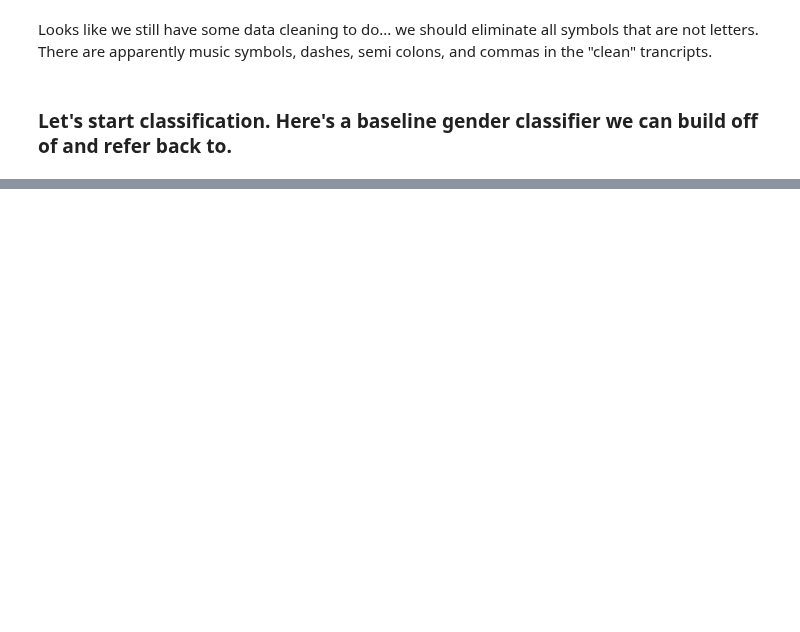
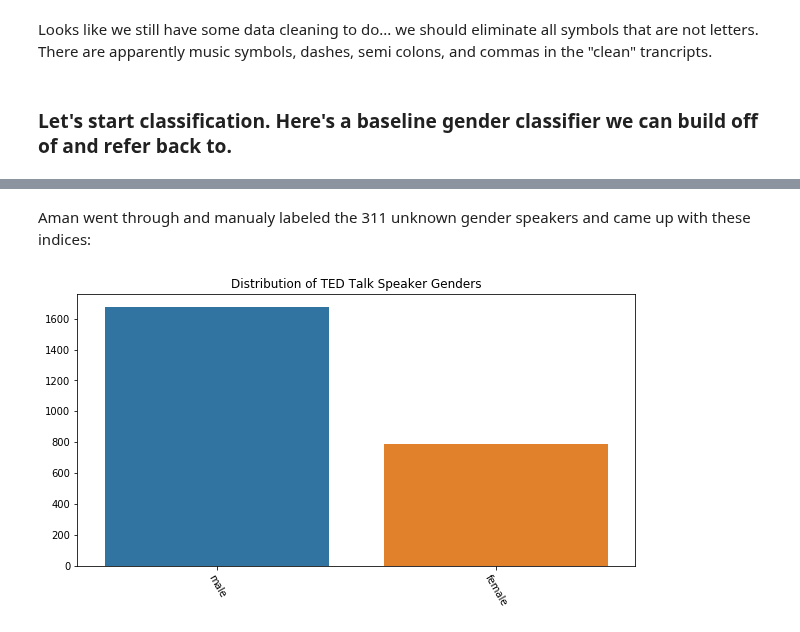
Before and after one commit to GreenMouth/Data-Science-Lab-Final-Project, a Jupyter notebook: src/Data-Exploration.ipynb, the cells around one changed output, grey strips where cells are left out. Drawn from its saved outputs; the diff is of its cells as text; code cells hidden in the pictures; blank space fills up the shorter version.

Commit message:
Added manual gender entries into data-exploration notebook

```diff
--- a/src/Data-Exploration.ipynb
+++ b/src/Data-Exploration.ipynb
@@ -545,3 +546,28 @@ unknownGender = data_trimmed[data_trimmed['gender'] == 'unknown']
 filename = 'unknown_gender.csv'
 filepath = os.getcwd() + "/../data/"
 unknownGender.to_csv(filepath+filename,encoding ='utf-8')
+# %% [markdown]
+Aman went through and manualy labeled the 311 unknown gender speakers and came up with these indices:
+# %%
+maleIndexes = {21,32,35,48,58,64,78,92,102,124,130,134,135,144,154,171,175,194,222,233,249,261,270,289,317,320,324,360,371,393,415,419,449,480,482,484,485,487,512,523,553,556,570,577,583,587,591,593,594,597,599,608,624,627,632,723,732,747,761,780,781,790,797,810,837,879,880,896,897,900,905,919,957,959,962,966,979,1005,1010,1011,1018,1024,1038,1040,1081,1085,1090,1091,1100,1110,1113,1133,1137,1168,1180,1184,1198,1203,1225,1232,1235,1261,1270,1271,1272,1278,1363,1377,1383,1392,1395, 1397, 1398, 1407, 1423,1425, 1427,1437,1471,1474,1482,1505,1540,1548,1560,1583,1598,1605,1615,1640,1666,1684,1685,1706,1707,1746,1756,1766,1767,1772,1775,1782,1789,1791,1806,1814,1820,1825,1859,1872,1877,1887,1895,1927,1931,1944,1955,1972,2005,2012,2021,2042,2059,2081,2124,2159,2164,2176,2206,2223,2231,2238,2242,2247,2250,2288,2297,2300,2307,2309,2312,2338,2340,2394,2414,2418,2431,2437,2444,2450,2460}
+femaleIndexes = {3,11,15,110,128,190,209,237,281,282,323,393,459,474,530,555,607,622,651,654,673,694,767,836,840,863,878,941,983,1000,1021,1027,1037,1089,1110,1149,1152,1177,1188,1189,1222,1248,1259,1275,1278,1305,1316,1332,1339,1412,1428,1451,1460,1505,1489,1495, 1512,1532,1539,1541,1562,1573,1587,1621,1626,1679,1703,1712,1721,1737,1748,1754,1761,1797,1819,1844,1856,1857,1883,1941,1945,1961,1975,1984,1992,2003,2010,2013,2049,2054,2067,2087,2088,2098,2099,2103,2112,2122,2128,2134,2157,2158,2168,2178,2193,2194,2222,2224,2257,2271,2294,2313,2325,2349,2361,2369,2375,2380,2382,2407,2419,2420,2429,2430,2455,2457}
+# %%
+for row in data_trimmed.itertuples():
+    if row.gender == 'unknown':
+        if row[0] in maleIndexes:
+            data_trimmed.loc[row[0],'gender'] = 'male'
+        elif row[0] in femaleIndexes:
+            data_trimmed.loc[row[0],'gender'] = 'female'
+        else:
+            print('Theres a problem somewhere')
+# %%
+# Replot a histogram of genders
+genderCounts = Counter(data_trimmed['gender'])
+_ = plt.figure(figsize=(10,5))
+_ = sns.barplot(list(genderCounts.keys()), list(genderCounts.values()))
+title = 'Distribution of TED Talk Speaker Genders'
+_ = plt.title(title)
+_ = plt.xticks(rotation=300)
+plt.show()
+# %% [output]
+[figure, added]
```
Also changed, not shown: parts of 11 cells of this notebook.
